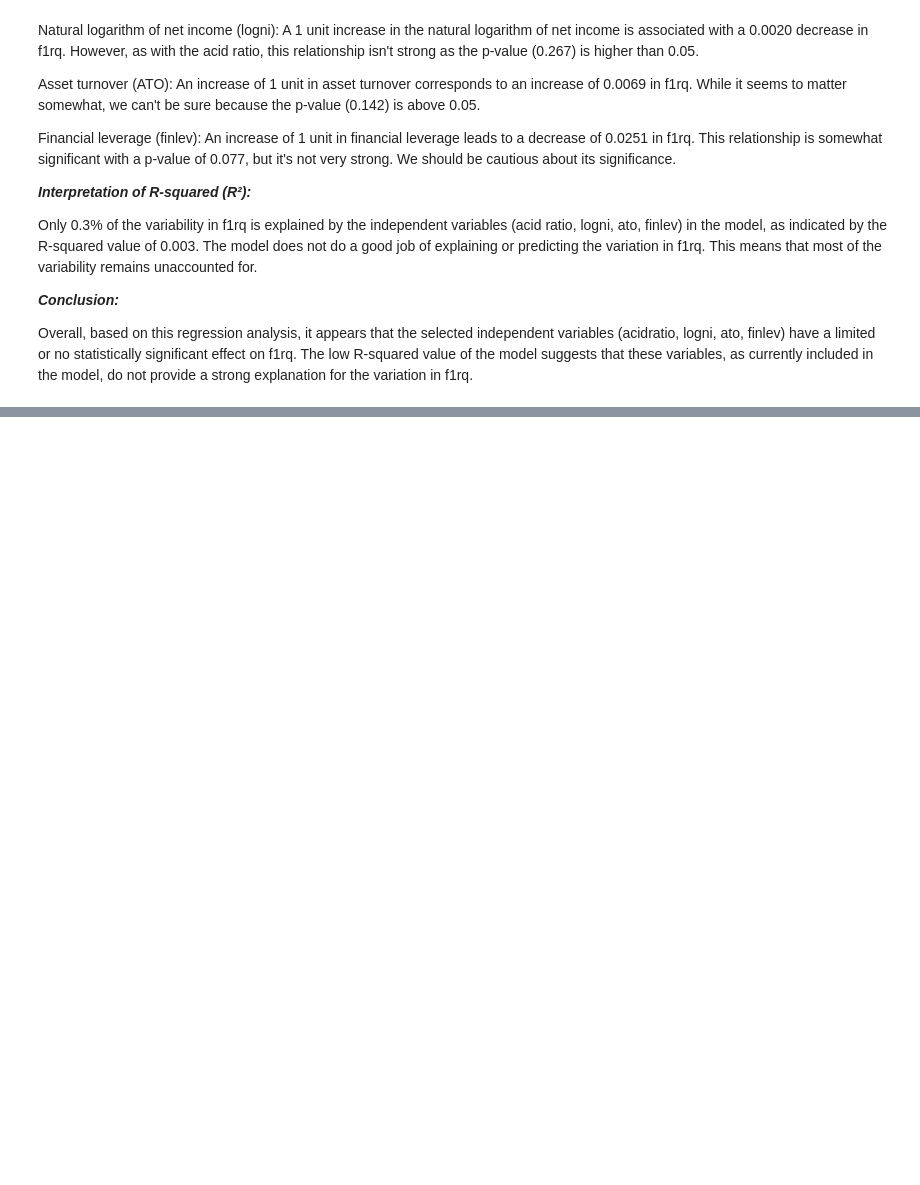
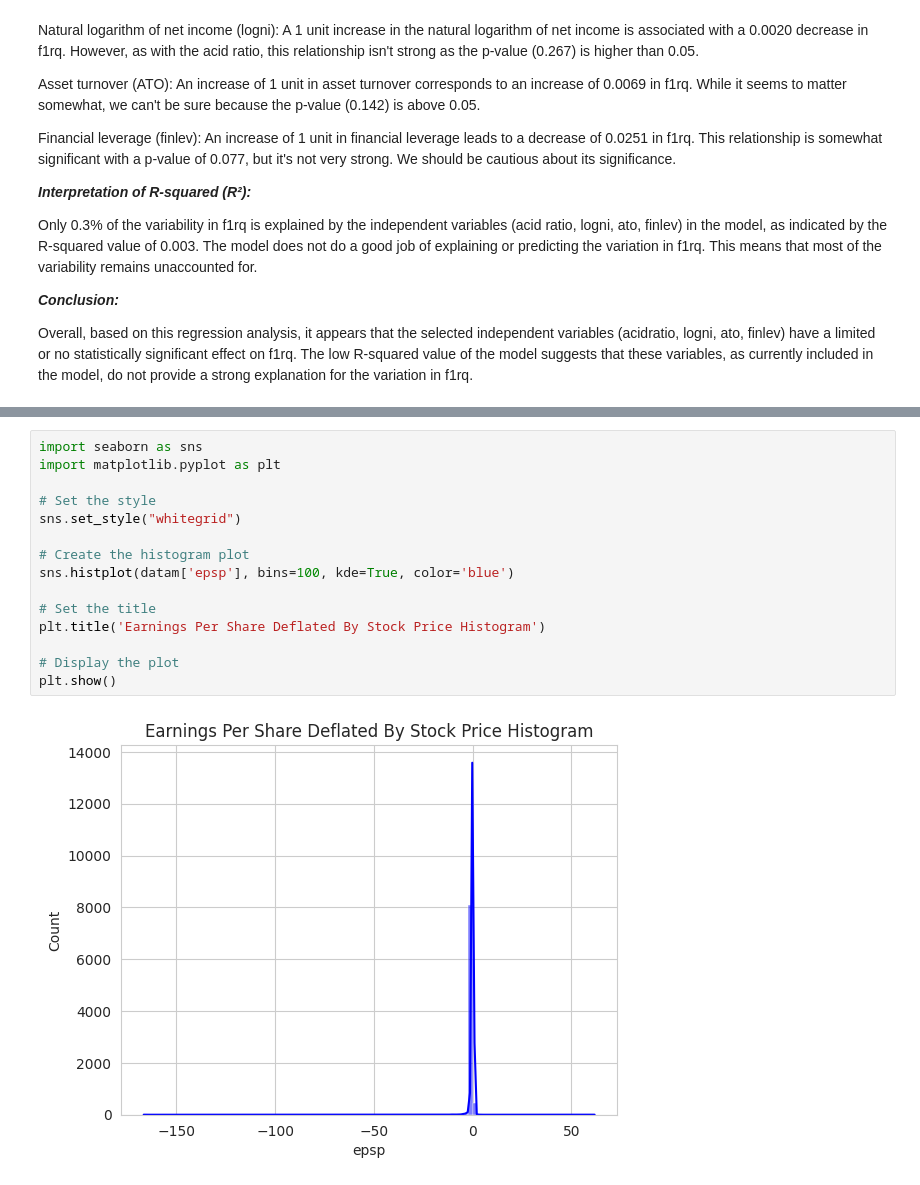
Before and after one commit to Jaime-prog/Statistics_Data_Science_TC3006C, a Jupyter notebook: Módulo 5 Preprocesamiento de datos multivariados o de una serie temporal (Portafolio Implementación)/Statistics_Module2.ipynb, the cells around one changed output, grey strips where cells are left out. Drawn from its saved outputs; the diff is of its cells as text; blank space fills up the shorter version.

```diff
--- a/Módulo 5 Preprocesamiento de datos multivariados o de una serie temporal (Portafolio Implementación)/Statistics_Module2.ipynb
+++ b/Módulo 5 Preprocesamiento de datos multivariados o de una serie temporal (Portafolio Implementación)/Statistics_Module2.ipynb
@@ -753,0 +1048,17 @@ datam.loc[datam.sizeg_nan ==1, ['sizeg_medium', 'sizeg_large']] == np.nan
+# %%
+import seaborn as sns
+import matplotlib.pyplot as plt
+
+# Set the style
+sns.set_style("whitegrid")
+
+# Create the histogram plot
+sns.histplot(datam['epsp'], bins=100, kde=True, color='blue')
+
+# Set the title
+plt.title('Earnings Per Share Deflated By Stock Price Histogram')
+
+# Display the plot
+plt.show()
+# %% [output]
+[figure, added]
```
Also changed, not shown: parts of 100 cells of this notebook.
